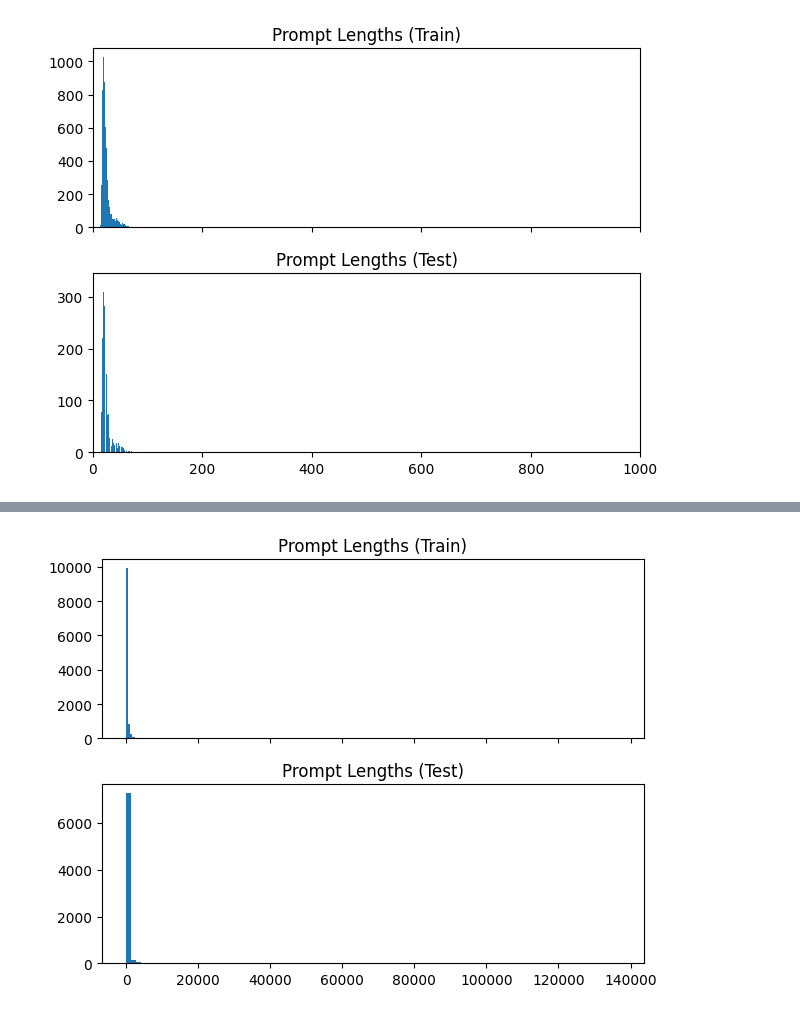
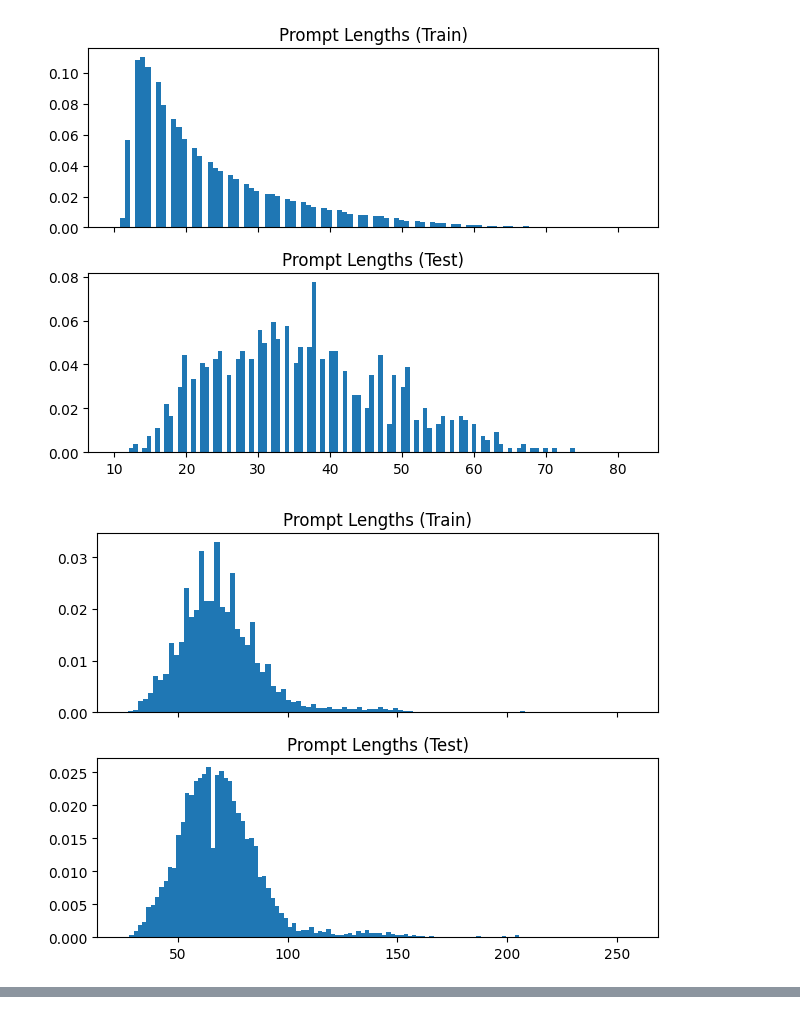
Before and after one commit to LautaroEst/llmcal2, a Jupyter notebook: notebooks/sequence_lengths.ipynb, the cells around one changed output, grey strips where cells are left out. Drawn from its saved outputs; the diff is of its cells as text; code cells hidden in the pictures.

Commit message:
found right sequence length

```diff
--- a/notebooks/sequence_lengths.ipynb
+++ b/notebooks/sequence_lengths.ipynb
@@ -10,38 +10,38 @@ from litgpt.utils import check_valid_checkpoint_dir
 # %%
 def compute_len(sample, tokenizer):
     prompt_ids = tokenizer.encode(sample['prompt'], bos=True).long()
     return prompt_ids.size(0)
 
 def compute_prompt_lengths(data_dir, checkpoint_dir):
     torch.set_float32_matmul_precision("high")
     data_dir = Path(data_dir)
     checkpoint_dir = Path(checkpoint_dir).resolve()
 
     # Load tokenizer
     check_valid_checkpoint_dir(checkpoint_dir)
     tokenizer = Tokenizer(checkpoint_dir)
 
     sizes = []
     for split in ["train", "test"]:
         df = pd.read_json(data_dir / f"{split}_prompt.jsonl", lines=True).set_index("idx")
         df["num_tokens"] = df.apply(lambda x: compute_len(x,tokenizer), axis=1)
         sizes.append(df["num_tokens"])
     return sizes
 
-def plot_prompt_lengths(sizes):
+def plot_prompt_lengths(sizes, nbins=100):
     fig, ax = plt.subplots(len(sizes), 1, sharex=True)
     for i, s in enumerate(sizes):
-        ax[i].hist(s, bins=100)
+        ax[i].hist(s, bins=nbins, density=True)
         ax[i].set_title(f"Prompt Lengths ({['Train', 'Test'][i]})")
-        ax[i].set_xlim(0, 1000)
+        # ax[i].set_xlim(0, 1000)
     fig.tight_layout()
     plt.show()
 
-
-dataset = "banking77"
-data_dir = f"../outputs/prompts/generative/{dataset}"
-checkpoint_dir = "../../../lit-checkpoints/TinyLlama/TinyLlama-1.1B-intermediate-step-1431k-3T"
-sizes = compute_prompt_lengths(data_dir, checkpoint_dir)
-plot_prompt_lengths(sizes)
+for nbins, dataset in [(100,"sst2"), (100,"agnews"), (100,"dbpedia"), (1000,"20newsgroups"), (100,"banking77")]:
+    data_dir = f"../outputs/prompts/generative/{dataset}"
+    checkpoint_dir = "../../../lit-checkpoints/TinyLlama/TinyLlama-1.1B-intermediate-step-1431k-3T"
+    sizes = compute_prompt_lengths(data_dir, checkpoint_dir)
+    plot_prompt_lengths(sizes, nbins=nbins)
 # %% [output]
-[figure, old version]
+[figure, new version]
+[figure, added]
@@ -48,8 +50,0 @@ plot_prompt_lengths(sizes)
-# %%
-dataset = "20newsgroups"
-data_dir = f"../outputs/prompts/generative/{dataset}"
-checkpoint_dir = "../../../lit-checkpoints/TinyLlama/TinyLlama-1.1B-intermediate-step-1431k-3T"
-sizes = compute_prompt_lengths(data_dir, checkpoint_dir)
-plot_prompt_lengths(sizes)
-# %% [output]
-[figure, removed]
```
Also changed, not shown: parts of 1 cell of this notebook, 3 other files.
